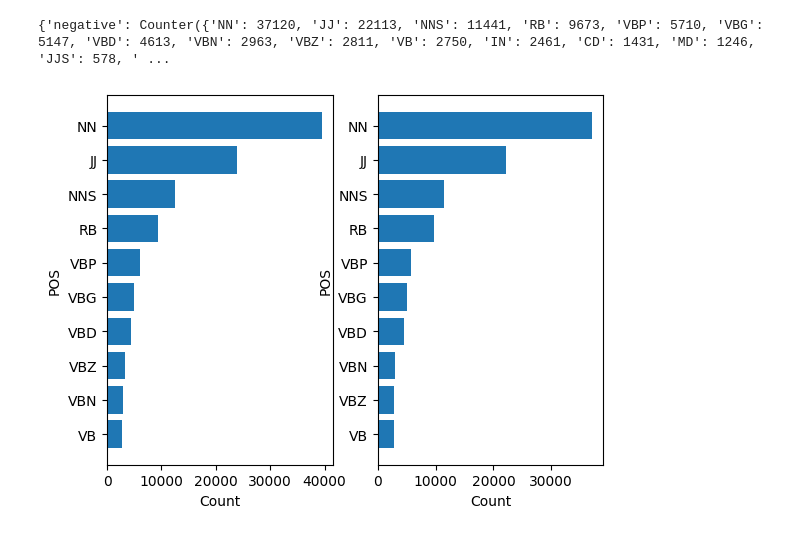
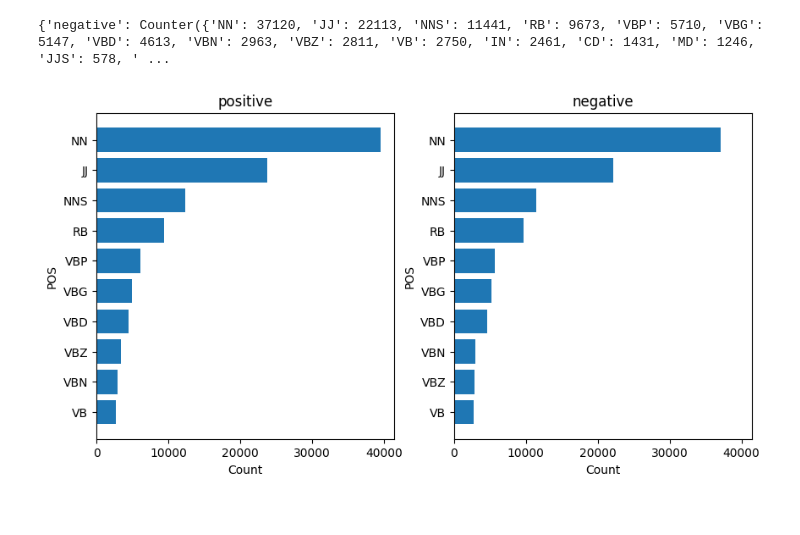
Before and after one commit to julija-r/NLP, a Jupyter notebook: Assignment3_NLP_JR.ipynb, the cells around one changed output. Drawn from its saved outputs; the diff is of its cells as text; code cells hidden in the pictures.

```diff
--- a/Assignment3_NLP_JR.ipynb
+++ b/Assignment3_NLP_JR.ipynb
@@ -30,6 +40,8 @@ stopwords_new = set(stopwords + stopwords_no_punct)
 # %%
+# Data cleaning
+
 df['review_cleaned'] = df['review'].astype("string").apply(lambda x: regex.sub('', x))
-
+df['review_cleaned'] = df['review_cleaned'].apply(lambda x: " ".join(x.split()))
 df['review_cleaned'] = df['review_cleaned'].apply(lambda x: word_tokenize(x.lower()))
 df['review_cleaned'] = df['review_cleaned'].apply(lambda x: [word for word in x if word not in stopwords_new])
 
@@ -87,15 +99,20 @@ pos_negative = pos_negative.sort_values(by='negative') # just for plotting
 # %%
 # POS visualization
 
-fig, ax = plt.subplots(1,2)
+fig_pos, ax = plt.subplots(1,2, figsize=(10,5), sharex=True)
+
 ax[0].barh(pos_positive['pos'], pos_positive['positive'])
 ax[0].set_xlabel('Count')
 ax[0].set_ylabel('POS')
+ax[0].set_title('positive')
 
 ax[1].barh(pos_negative['pos'], pos_negative['negative'])
 ax[1].set_xlabel('Count')
 ax[1].set_ylabel('POS')
+ax[1].set_title('negative')
 
 plt.show()
+
+# fig_pos.savefig('pos_chart.png')
 # %% [output]
-[figure, old version]
+[figure, new version]
```
Also changed, not shown: parts of 7 cells of this notebook.
